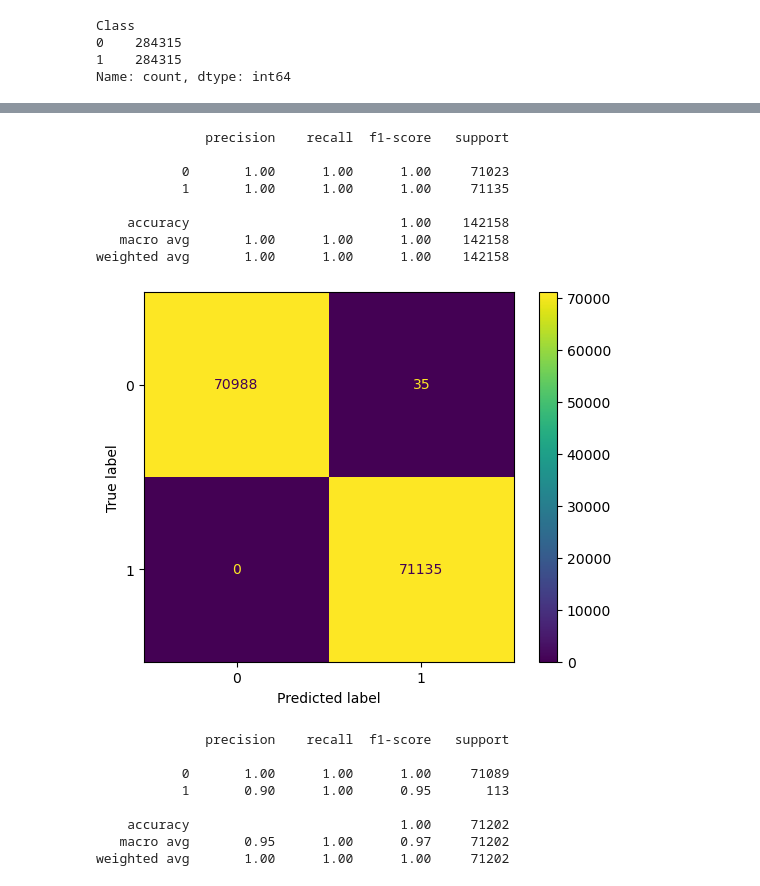
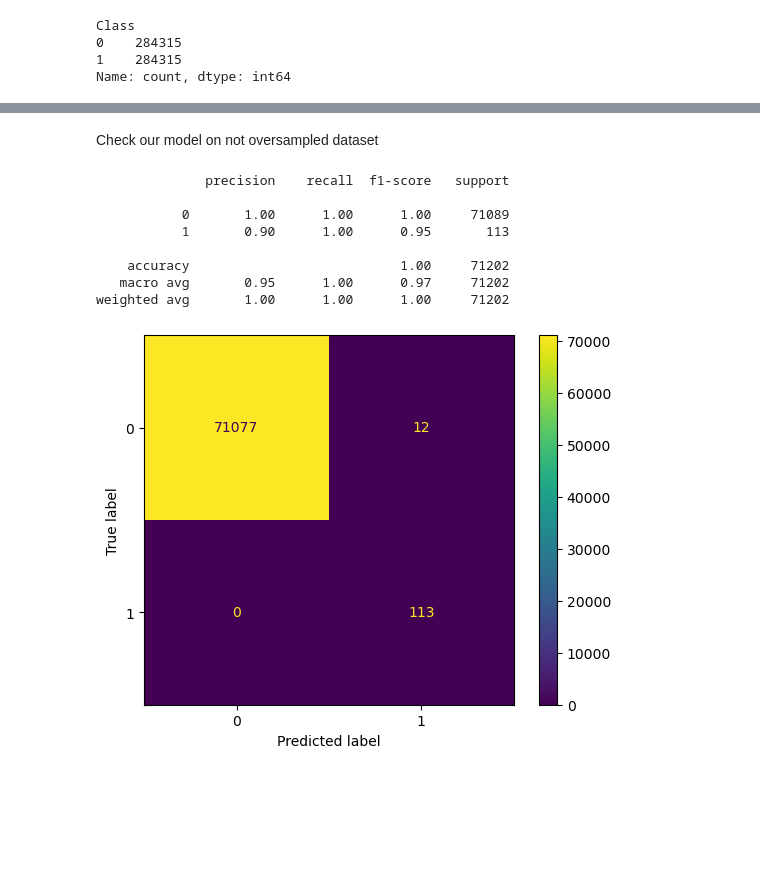
Before and after one commit to heereenveen/Kaggle, a Jupyter notebook: Credit Card Fraud Detection/ccfd.ipynb, the cells around one changed output, grey strips where cells are left out. Saved outputs shown, nothing was run; the diff lists cells and outputs as text; code cells hidden in the pictures; blank space fills up the shorter version.

Commit message:
notebook restructuring and model evaluation

```diff
--- a/Credit Card Fraud Detection/ccfd.ipynb
+++ b/Credit Card Fraud Detection/ccfd.ipynb
@@ -277,3 +77,0 @@ from sklearn.utils.class_weight import compute_class_weight
-# %%
-y = new_df['Class'].copy()
-y.value_counts()
@@ -288,3 +77,0 @@ class_weights = dict(zip(np.unique(y), class_weights.flatten()))
-# %%
-X = new_df.drop(labels=['Class'], axis=1)
-X.head()
@@ -435,34 +127,22 @@ fourth_dtc = DecisionTreeClassifier(random_state=42)
+# %% [markdown]
+Check our model on not oversampled dataset
 # %%
-X_train, X_test, y_train, y_test = train_test_split(X_res, y_res, random_state=42)
-fourth_dtc.fit(X_train, y_train)
-predicts = fourth_dtc.predict(X_test)
+X_train, X_test, y_train, y_test = train_test_split(X, y, random_state=42)
+predicts = dtc.predict(X_test)
 print(classification_report(y_test, predicts))
 # %% [output]
               precision    recall  f1-score   support
 
-           0       1.00      1.00      1.00     71023
-           1       1.00      1.00      1.00     71135
+           0       1.00      1.00      1.00     71089
+           1       0.90      1.00      0.95       113
 
-    accuracy                           1.00    142158
-   macro avg       1.00      1.00      1.00    142158
-weighted avg       1.00      1.00      1.00    142158
+    accuracy                           1.00     71202
+   macro avg       0.95      1.00      0.97     71202
+weighted avg       1.00      1.00      1.00     71202
 # %%
-cm = confusion_matrix(y_test, predicts, labels=fourth_dtc.classes_)
-disp = ConfusionMatrixDisplay(confusion_matrix=cm, display_labels=fourth_dtc.classes_)
+cm = confusion_matrix(y_test, predicts, labels=dtc.classes_)
+disp = ConfusionMatrixDisplay(confusion_matrix=cm, display_labels=dtc.classes_)
 disp.plot()
 plt.show()
 # %% [output]
-[figure, old version]
+[figure, new version]
-# %%
-X_train, X_test, y_train, y_test = train_test_split(X, y, random_state=42)
-predicts = fourth_dtc.predict(X_test)
-print(classification_report(y_test, predicts))
-# %% [output]
-              precision    recall  f1-score   support
-
-           0       1.00      1.00      1.00     71089
-           1       0.90      1.00      0.95       113
-
-    accuracy                           1.00     71202
-   macro avg       0.95      1.00      0.97     71202
-weighted avg       1.00      1.00      1.00     71202
```
Also changed, not shown: parts of 58 cells of this notebook.
